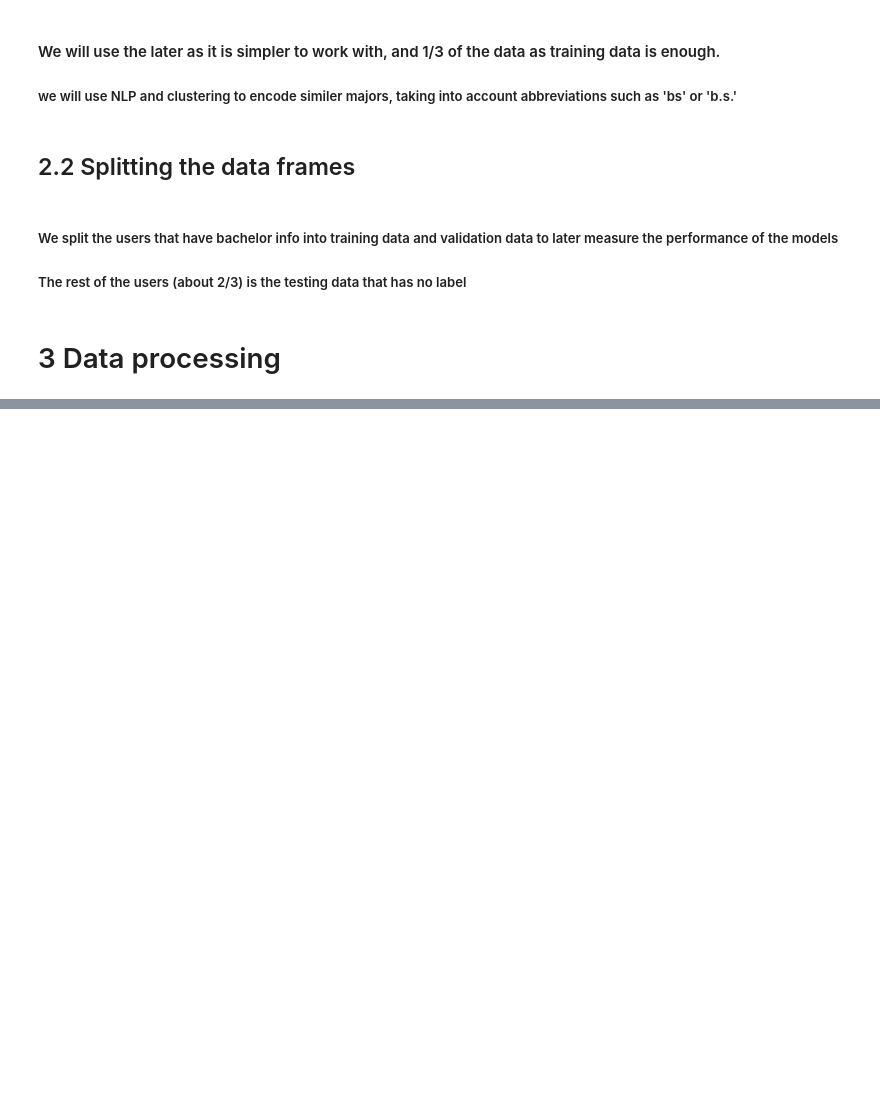
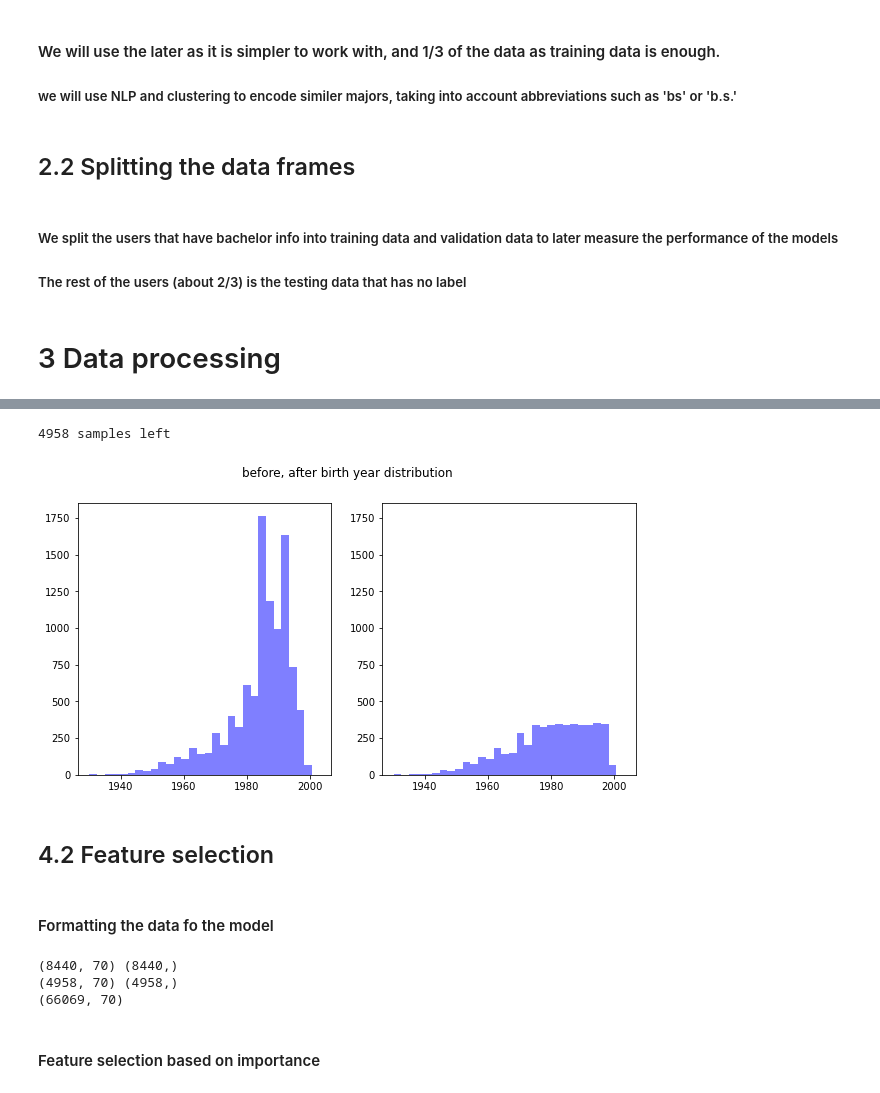
Before and after one commit to anhvung/revelio, a Jupyter notebook: Revelio Labs NLP.ipynb, the cells around one changed output, grey strips where cells are left out. Saved outputs shown, nothing was run; the diff lists cells and outputs as text; code cells hidden in the pictures; blank space fills up the shorter version.

```diff
--- a/Revelio Labs NLP.ipynb
+++ b/Revelio Labs NLP.ipynb
@@ -1124,0 +838,9 @@ df['enddate_x']=df['enddate_x'].apply(lambda dates: [today if pd.isnull(date) el
+# %%
+val_data_mask=smooth_distrib(val_data)
+# %% [output]
+4958 samples left
+[figure, added]
+# %% [markdown]
+## 4.2 Feature selection
+# %% [markdown]
+#### Formatting the data fo the model
@@ -1124,0 +862,14 @@ df['enddate_x']=df['enddate_x'].apply(lambda dates: [today if pd.isnull(date) el
+# %%
+X_train,y_train=format_data_to_matrix(train_data[train_data_mask],feature_cols)
+X_val,y_val=format_data_to_matrix(val_data[val_data_mask],feature_cols)
+X_test=format_data_to_matrix(test_data,feature_cols) # no labels
+
+print(X_train.shape,y_train.shape)
+print(X_val.shape,y_val.shape)
+print(X_test.shape)
+# %% [output]
+(8440, 70) (8440,)
+(4958, 70) (4958,)
+(66069, 70)
+# %% [markdown]
+#### Feature selection based on importance
```
Also changed, not shown: parts of 103 cells of this notebook.
